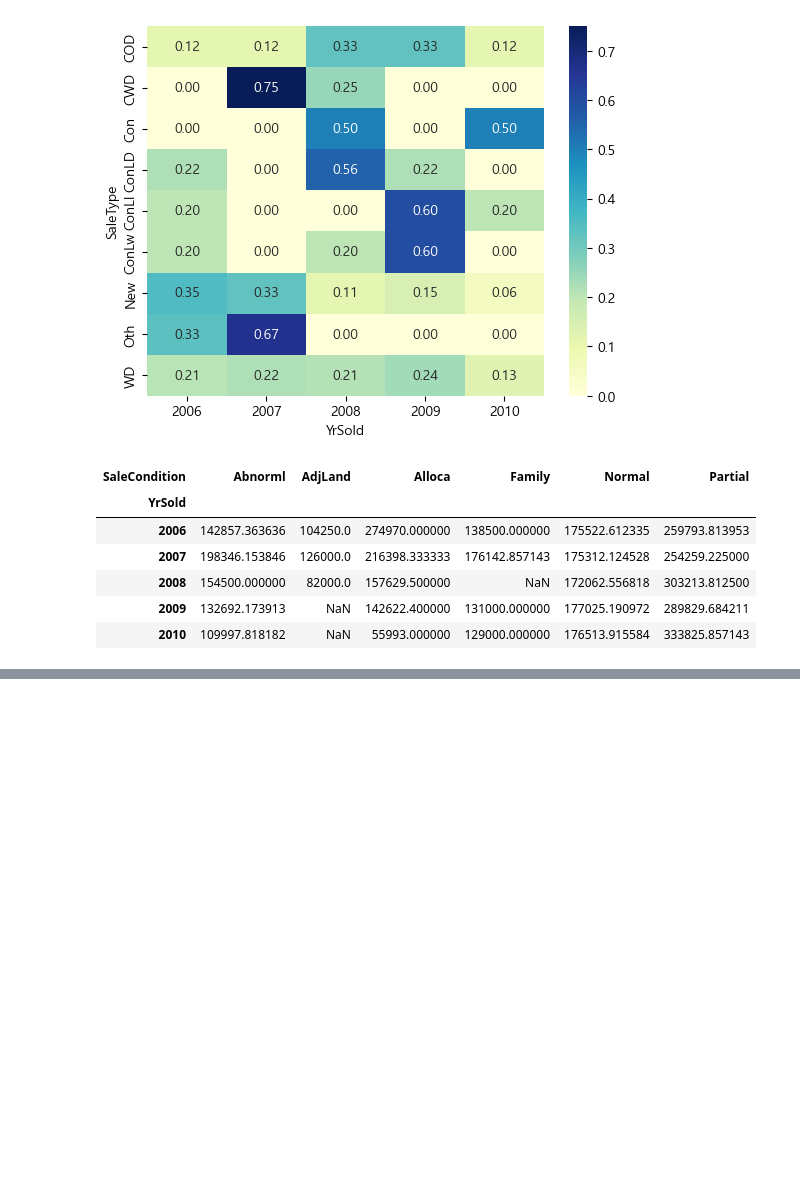
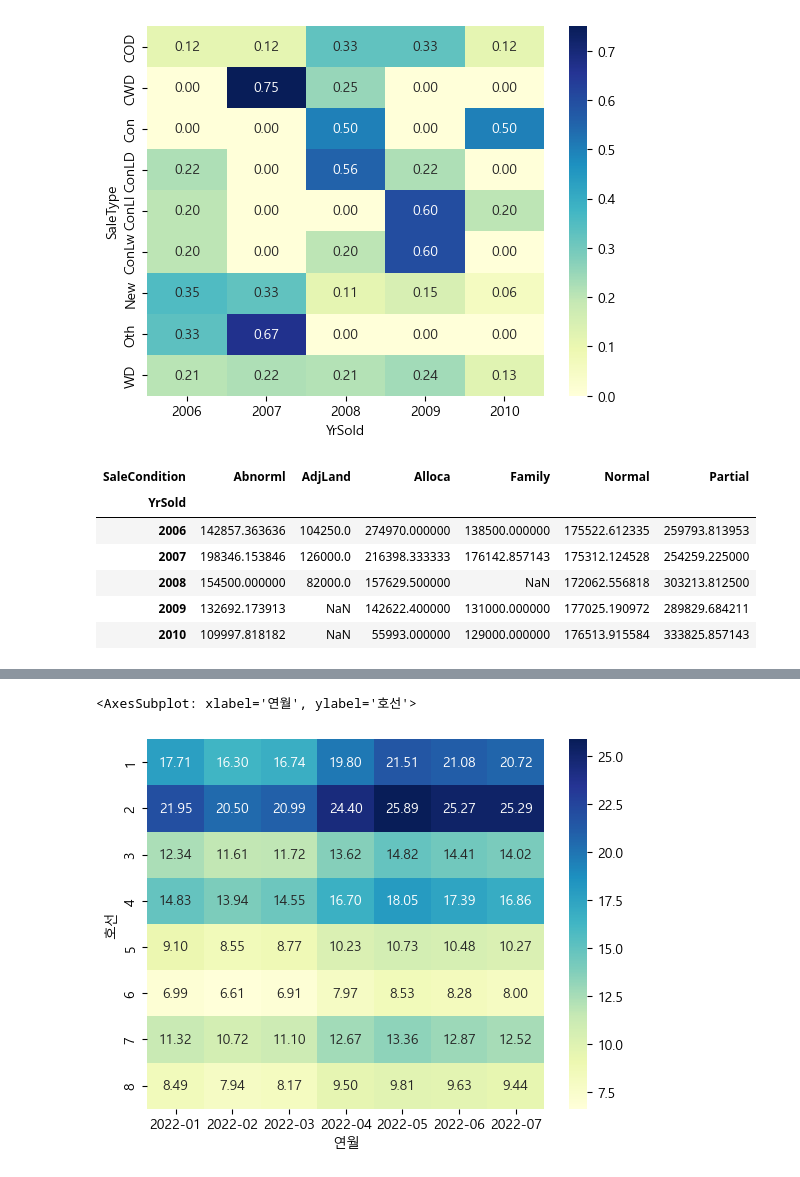
Before and after one commit to dnjsclf145/CDsamsung, a Jupyter notebook: 실습답안.ipynb, the cells around one changed output, grey strips where cells are left out. Cells and saved outputs as stored; diff of their text form; code cells hidden in the pictures; blank space fills up the shorter version.

```diff
--- a/실습답안.ipynb
+++ b/실습답안.ipynb
@@ -164,0 +186,8 @@ pivot
+# %%
+df_tsb['연월'] = df_tsb['날짜'].astype('datetime64').apply(lambda x: x.strftime('%Y-%m'))
+df_tsb['이용객수'] = df_tsb['이용객수'] / 1000
+pivot = pd.pivot_table(df_tsb, values = '이용객수', index='호선', columns='연월', aggfunc='mean')
+sns.heatmap(pivot, cmap='YlGnBu', annot=True, fmt='.2f')
+# %% [output]
+<AxesSubplot: xlabel='연월', ylabel='호선'>
+[figure, added]
```
Also changed, not shown: parts of 11 cells of this notebook, 2 other files.
